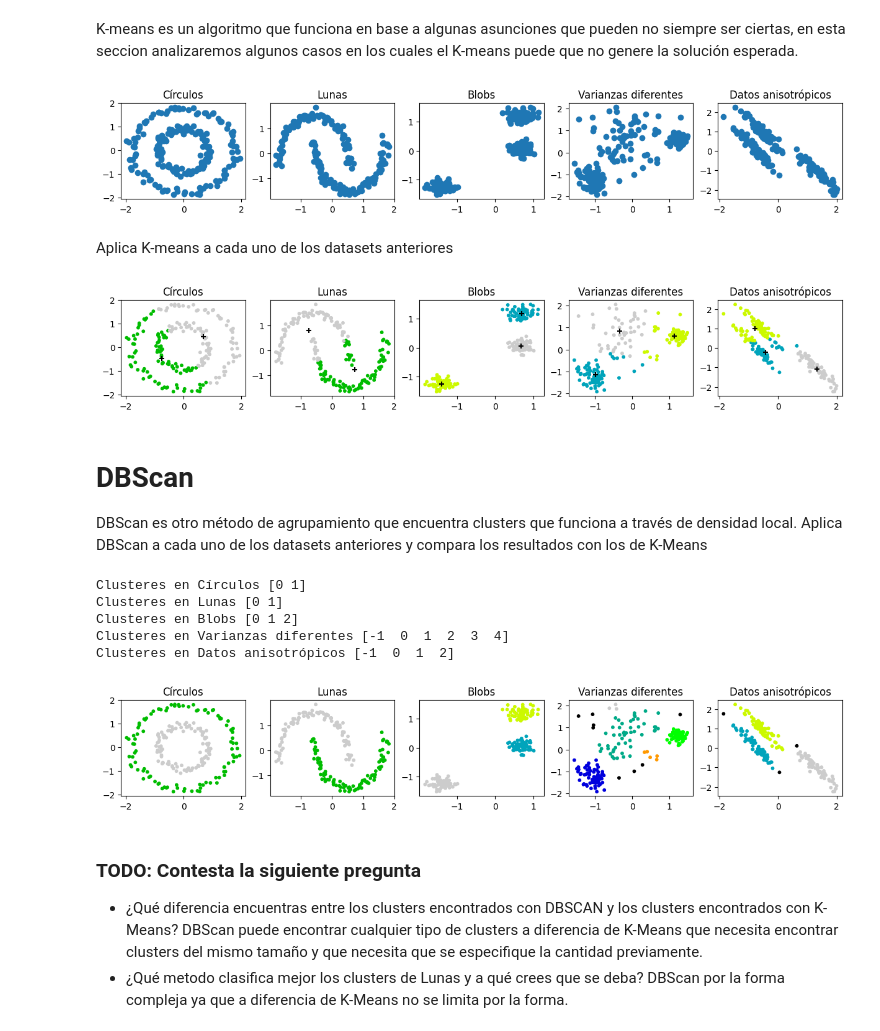
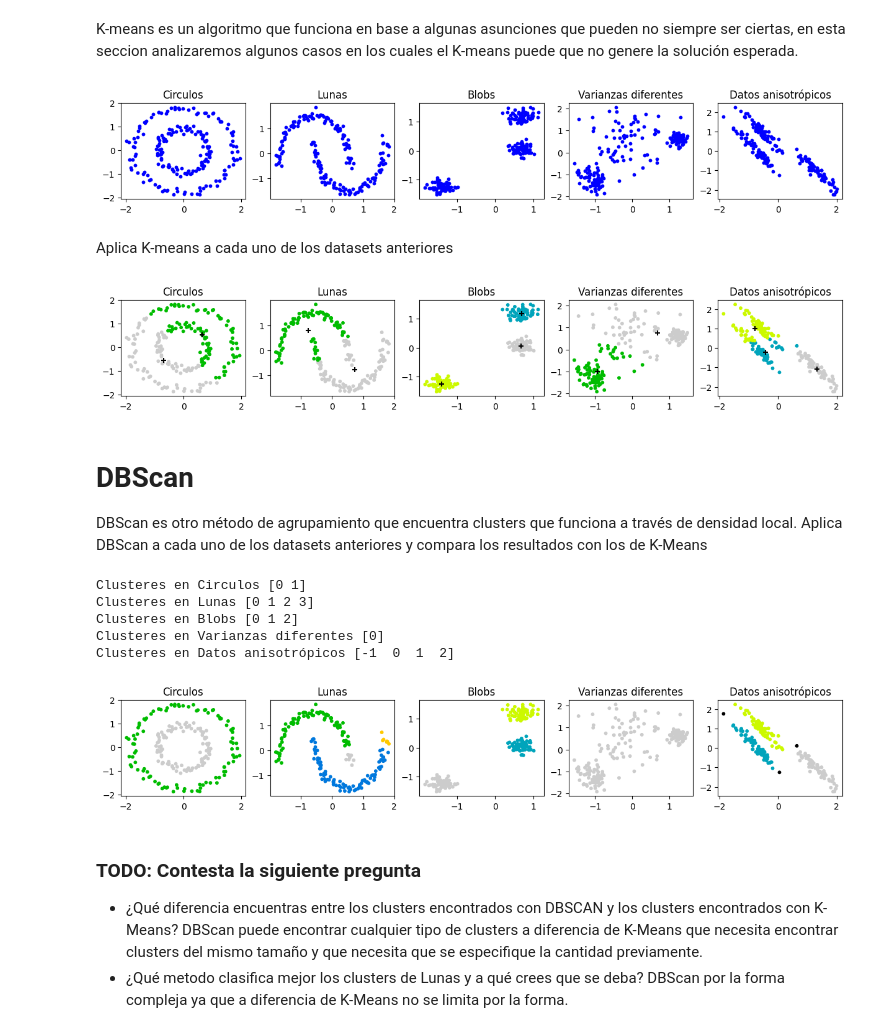
Before and after one commit to YaerimGZ/SI23_Togepis, a Jupyter notebook: ejercicio_4-kmeans-dbscan/ejercicio_4.ipynb, the cells around one changed output. Saved outputs shown, nothing was run; the diff lists cells and outputs as text; code cells hidden in the pictures.

```diff
--- a/ejercicio_4-kmeans-dbscan/ejercicio_4.ipynb
+++ b/ejercicio_4-kmeans-dbscan/ejercicio_4.ipynb
@@ -110,7 +114,7 @@ varied = datasets.make_blobs(
 )
 
 # Cada dataset es un tuple (datos, etiquetas)
-datasets = {"Círculos": noisy_circles,
+datasets = {"Circulos": noisy_circles,
             "Lunas": noisy_moons,
             "Blobs": blobs,
             "Varianzas diferentes": varied,
@@ -134,34 +138,34 @@ for (name, data), ax in zip(datasets.items(), axs):
     # ====== End of solution =====
     ax.set_title(name)
 # %% [output]
-[figure, old version]
+[figure, new version]
 # %% [markdown]
 Aplica K-means a cada uno de los datasets anteriores
 # %%
 n_rows = 1
 n_cols = len(datasets)
 fig, axs = plt.subplots(n_rows, n_cols, figsize=(3*n_cols, 2))
 axs = axs.flatten()
 # TODO: Modifica la cantidad de clusters para cada dataset hasta que encuentres un resultado que te satisfaga
-n_clusters = {"Ciculos": 2,
+n_clusters = {"Circulos": 2,
               "Lunas": 2,
               "Blobs": 3,
-              "Varianzas": 2,
-              "Anisotrópicos": 3}
+              "Varianzas diferentes": 2,
+              "Datos anisotrópicos": 3}
 for (name, data), n, ax in zip(datasets.items(), n_clusters.values(), axs):
     X, _ = data
     X = StandardScaler().fit_transform(X)
     ax.set_title(name)
     # TODO: Aplica K-means para encontrar los clusters y los centros de cada cluster
     # Después modifica los hiperparámetros en n_clusters según consideres apropiado para cada dataset
     # ====== Start of solution =====
     kmeans = KMeans(n_clusters=n, random_state=random_state).fit(X)
     centers = kmeans.cluster_centers_
     # ====== End of solution =====
     ax.scatter(X[:, 0], X[:, 1], s=10, c=kmeans.labels_, vmin=-1)
     ax.scatter(centers[:, 0], centers[:, 1], marker="+", s=30, c='k')
 # %% [output]
-[figure, old version]
+[figure, new version]
 # %% [markdown]
 # DBScan
 DBScan es otro método de agrupamiento que encuentra clusters que funciona a través de densidad local.
@@ -172,31 +176,32 @@ n_cols = len(datasets)
 fig, axs = plt.subplots(n_rows, n_cols, figsize=(3*n_cols, 2))
 axs = axs.flatten()
 # TODO: Modifica los hiper parámetros de dbscan hasta encontrar un resultado que te satisfaga
-params = {"Ciculos": {"eps": 0.2, "min_samples": 3},
-          "Lunas": {"eps": 0.15, "min_samples": 3},
-          "Blobs": {"eps": 0.3, "min_samples": 3},
-          "Varianzas": {"eps": 0.2, "min_samples": 3},
-          "Anisotrópicos": {"eps": 0.2, "min_samples": 3}}
+params = {"Circulos": {"eps": 0.3, "min_samples": 3},
+          "Lunas": {"eps": 0.3, "min_samples": 3},
+          "Blobs": {"eps": 0.5, "min_samples": 5},
+          "Varianzas diferentes": {"eps": 0.7, "min_samples": 5},
+          "Datos anisotrópicos": {"eps": 0.3, "min_samples": 3}}
 for i, ((name, data), ax) in enumerate(zip(datasets.items(), axs)):
     X, _ = data
     X = StandardScaler().fit_transform(X)
     ax.set_title(name)
-    eps = params[i]['eps']
-    min_samples = params[i]['min_samples']
+    eps = params[name]['eps']
+    min_samples = params[name]['min_samples']
     # TODO: Aplica DBSCAN para encontrar los clusters
     # Después modifica los hiperparámetros en n_clusters según consideres apropiado para cada dataset
     # ====== Start of solution =====
-    dbscan = DBSCAN(eps=eps, min_samples=min_samples).fit(X)
+    dbscan = DBSCAN(eps=eps, min_samples=min_samples)
+    labels = dbscan.fit_predict(X)
     # ====== End of solution =====
-    print(f"Clusteres en {name}", np.unique(dbscan.labels_))
-    ax.scatter(X[:, 0], X[:, 1], s=10, c=dbscan.labels_, vmin=-1)
+    print(f"Clusteres en {name}", np.unique(labels))
+    ax.scatter(X[:, 0], X[:, 1], s=10, c=labels, vmin=-1)
 # %% [output]
-Clusteres en Círculos [0 1]
-Clusteres en Lunas [0 1]
+Clusteres en Circulos [0 1]
+Clusteres en Lunas [0 1 2 3]
 Clusteres en Blobs [0 1 2]
-Clusteres en Varianzas diferentes [-1  0  1  2  3  4]
+Clusteres en Varianzas diferentes [0]
 Clusteres en Datos anisotrópicos [-1  0  1  2]
-[figure, old version]
+[figure, new version]
 # %% [markdown]
 ### TODO: Contesta la siguiente pregunta
 - ¿Qué diferencia encuentras entre los clusters encontrados con DBSCAN y los clusters encontrados con K-Means? DBScan puede encontrar cualquier tipo de clusters a diferencia de K-Means que necesita encontrar clusters del mismo tamaño y que necesita que se especifique la cantidad previamente.
```
Also changed, not shown: parts of 2 cells of this notebook.
